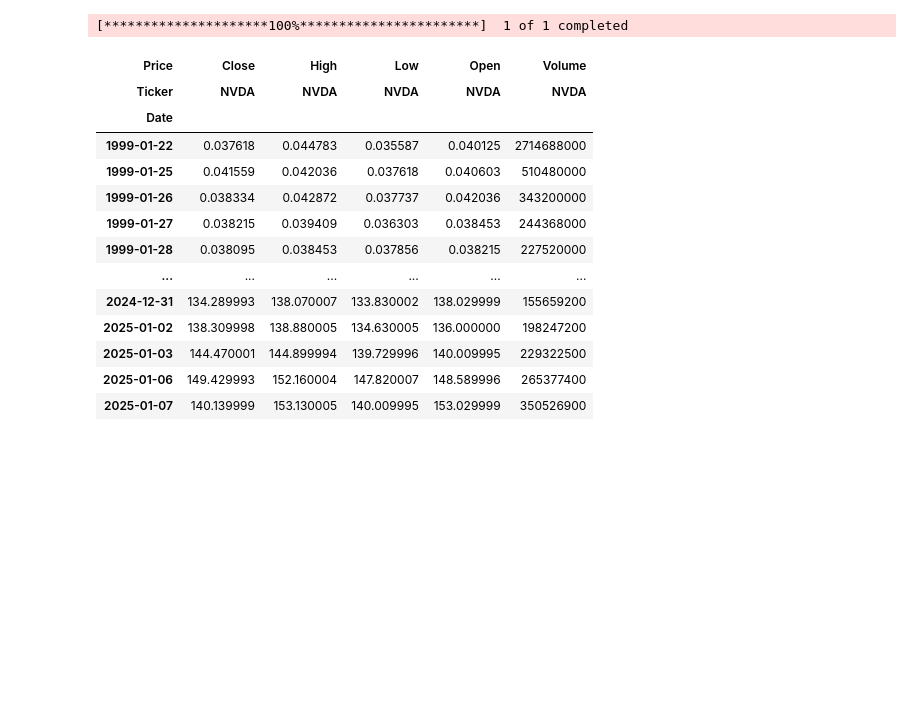
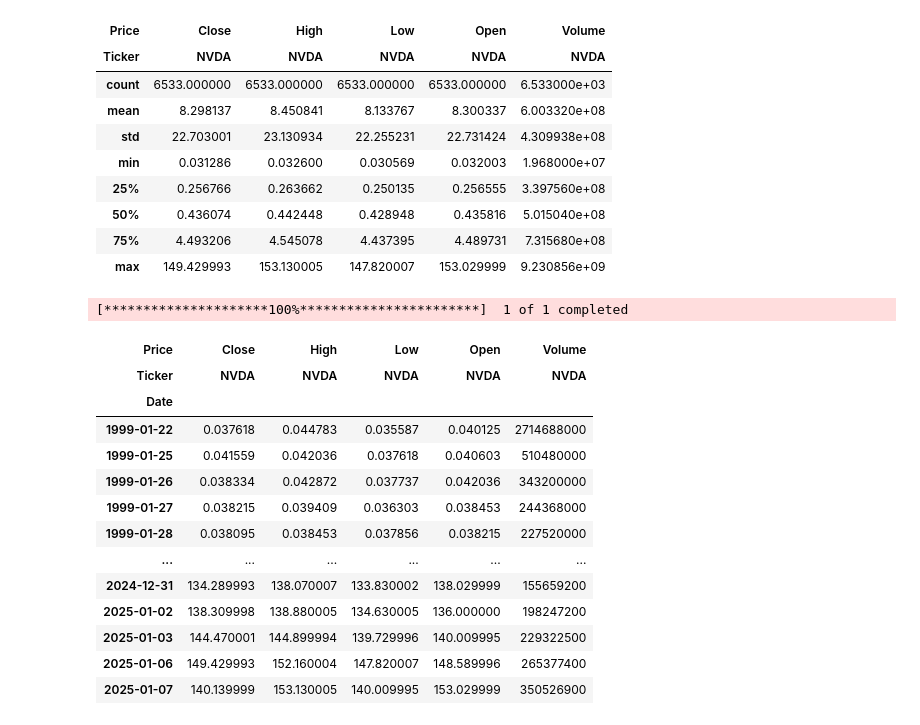
Before and after one commit to surak-alf/STOCK, a Jupyter notebook: notebooks/NVDA_LONG.ipynb, the cells around one changed output. Saved outputs shown, nothing was run; the diff lists cells and outputs as text; code cells hidden in the pictures; blank space fills up the shorter version.

```diff
--- a/notebooks/NVDA_LONG.ipynb
+++ b/notebooks/NVDA_LONG.ipynb
@@ -13,0 +19,2 @@ sys.path.append(scripts_dir)
+# %%
+nvda_long_data = download_stock_data("NVDA", "max", "1d")
@@ -14,3 +53,16 @@ sys.path.append(scripts_dir)
+# %%
+nvda_long_data.describe()
+# %% [output]
+| Price | Close | High | Low | Open | Volume |
+| Ticker | NVDA | NVDA | NVDA | NVDA | NVDA |
+| count | 6533.000000 | 6533.000000 | 6533.000000 | 6533.000000 | 6.533000e+03 |
+| mean | 8.298137 | 8.450841 | 8.133767 | 8.300337 | 6.003320e+08 |
+| std | 22.703001 | 23.130934 | 22.255231 | 22.731424 | 4.309938e+08 |
+| min | 0.031286 | 0.032600 | 0.030569 | 0.032003 | 1.968000e+07 |
+| 25% | 0.256766 | 0.263662 | 0.250135 | 0.256555 | 3.397560e+08 |
+| 50% | 0.436074 | 0.442448 | 0.428948 | 0.435816 | 5.015040e+08 |
+| 75% | 4.493206 | 4.545078 | 4.437395 | 4.489731 | 7.315680e+08 |
+| max | 149.429993 | 153.130005 | 147.820007 | 153.029999 | 9.230856e+09 |
 # %%
 # Downloading (NVDA) data for the past month with 2-minute intervals
 data = yf.download(
```
Also changed, not shown: parts of 6 cells of this notebook, 8 other files.
